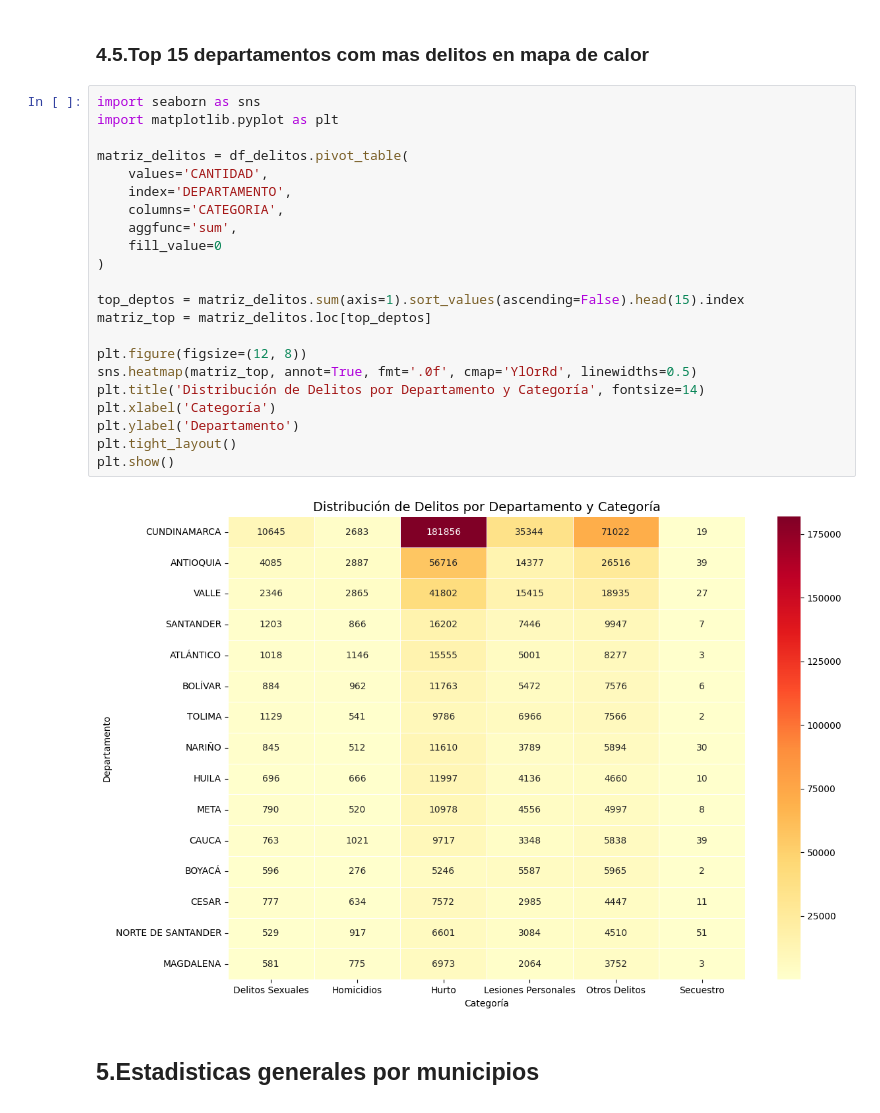
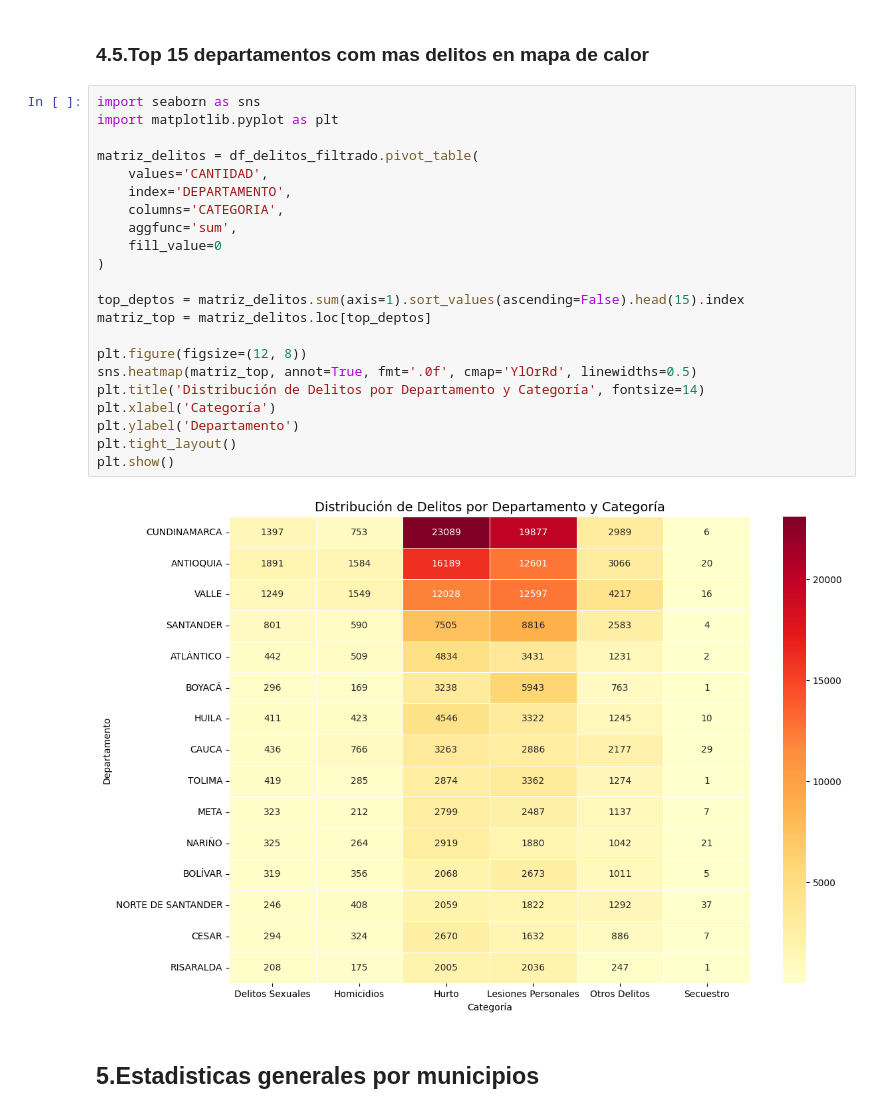
Before and after one commit to majo581/TALLERES, a Jupyter notebook: trabajo_de_econometria.ipynb, the cells around one changed output. Saved outputs shown, nothing was run; the diff lists cells and outputs as text.

```diff
--- a/trabajo_de_econometria.ipynb
+++ b/trabajo_de_econometria.ipynb
@@ -300,27 +373,27 @@ plt.show()
 # %%
 import seaborn as sns
 import matplotlib.pyplot as plt
 
-matriz_delitos = df_delitos.pivot_table(
+matriz_delitos = df_delitos_filtrado.pivot_table(
     values='CANTIDAD',
     index='DEPARTAMENTO',
     columns='CATEGORIA',
     aggfunc='sum',
     fill_value=0
 )
 
 top_deptos = matriz_delitos.sum(axis=1).sort_values(ascending=False).head(15).index
 matriz_top = matriz_delitos.loc[top_deptos]
 
 plt.figure(figsize=(12, 8))
 sns.heatmap(matriz_top, annot=True, fmt='.0f', cmap='YlOrRd', linewidths=0.5)
 plt.title('Distribución de Delitos por Departamento y Categoría', fontsize=14)
 plt.xlabel('Categoría')
 plt.ylabel('Departamento')
 plt.tight_layout()
 plt.show()
 # %% [output]
-[figure, old version]
+[figure, new version]
 # %% [markdown]
 ##  5.Estadisticas generales por municipios
 # %% [markdown]
```
Also changed, not shown: parts of 23 cells of this notebook.
